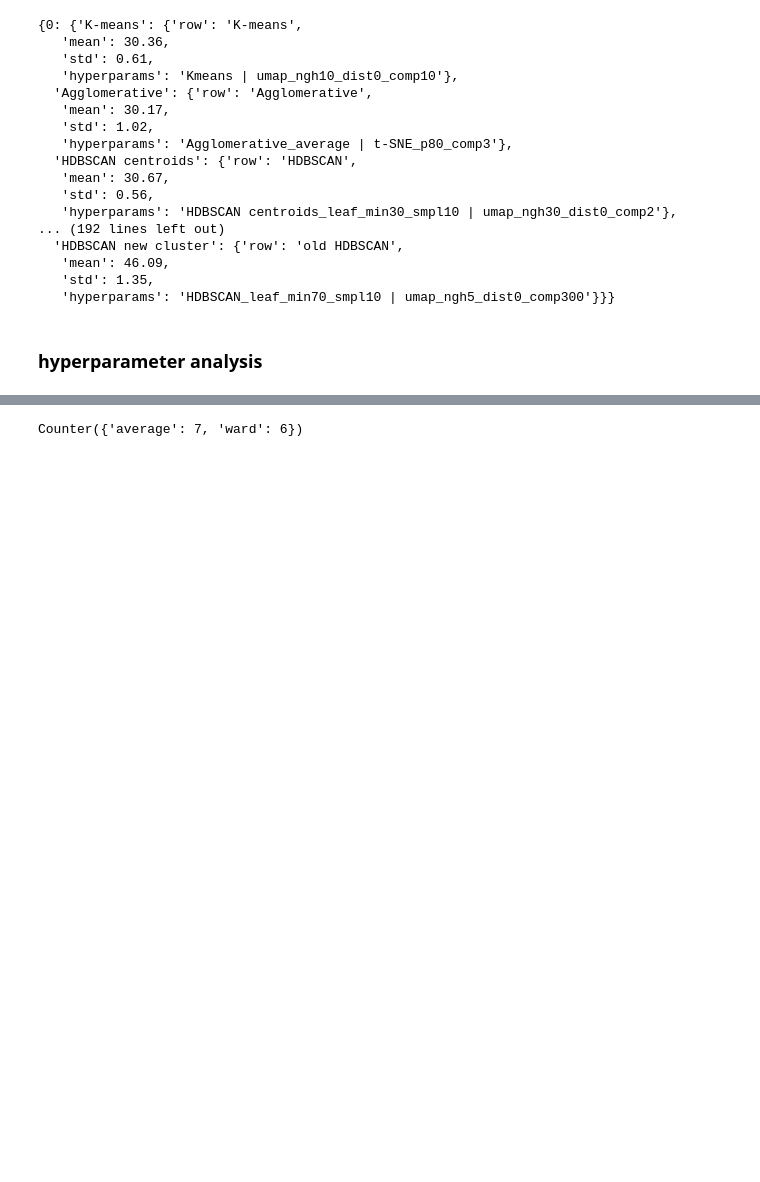
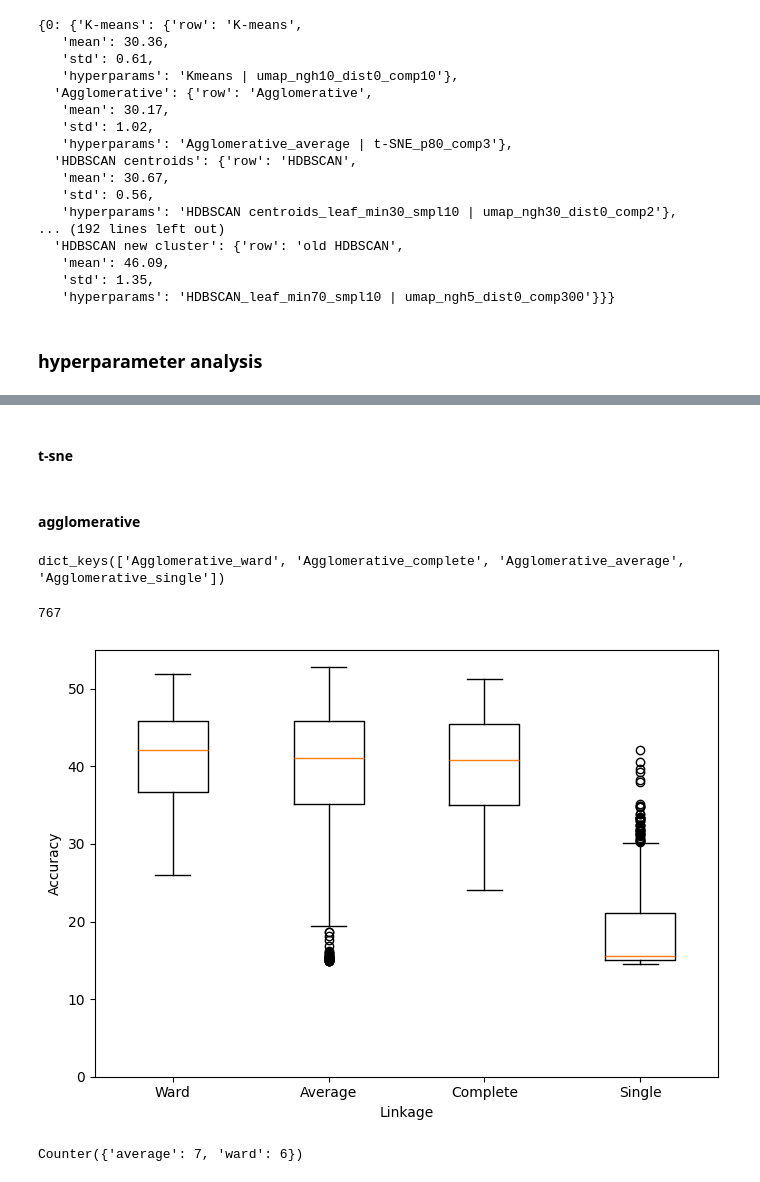
Before and after one commit to PulyaPolya/genres, a Jupyter notebook: ast_embedding_clustering.ipynb, the cells around one changed output, grey strips where cells are left out. Drawn from its saved outputs; the diff is of its cells as text; code cells hidden in the pictures; blank space fills up the shorter version.

```diff
--- a/ast_embedding_clustering.ipynb
+++ b/ast_embedding_clustering.ipynb
@@ -2284,3 +2449,54 @@ best_results
+# %% [markdown]
+#### t-sne
+# %% [markdown]
+#### agglomerative
+# %%
+root_path = r"P:\datasets\geenres\fma\clustering_results\full"
+
+agg_result= get_clustering_dict_layer(root_path, layer, num_iter= None, clustering = "Agglomerative")
+agg_result.keys()
+# %% [output]
+dict_keys(['Agglomerative_ward', 'Agglomerative_complete', 'Agglomerative_average', 'Agglomerative_single'])
+# %%
+root_path = r"P:\datasets\geenres\fma\clustering_results\raw"
+agg_result= get_clustering_dict_layer(root_path, -100,  clustering = "Agglomerative", num_iter = True)
+root_path = r"P:\datasets\geenres\fma\clustering_results\full"
+#agg_result= get_clustering_dict_layer(root_path, -1, num_iter= None, clustering = "Agglomerative")
+
+for i in range (1,13):
+    layer = -i
+    result_layer =get_clustering_dict_layer(root_path, layer, num_iter= None, clustering = "Agglomerative")
+    agg_result = {key: agg_result[key] + result_layer[key] for key in agg_result.keys()}
+len(agg_result["Agglomerative_ward"])
+# %% [output]
+767
+# %%
+import matplotlib.pyplot as plt
+
+# desired order of linkages
+order = [
+    "Agglomerative_ward",
+    "Agglomerative_average",
+    "Agglomerative_complete",
+    "Agglomerative_single",
+]
+
+# get data in that order
+data = [agg_result[k] for k in order]
+
+# pretty labels (ward, average, ...)
+labels = [k.split("_", 1)[1].capitalize() for k in order]
+
+plt.figure(figsize=(7, 5))
+plt.boxplot(data, labels=labels)
+plt.ylim(0, 55)
+plt.xlabel("Linkage")
+plt.ylabel("Accuracy")
+plt.tight_layout()
+plt.savefig(r"C:\Polina\master\thesis\annotations\figures\agglomerative_boxes.pdf")
+plt.show()
+# %% [output]
+[figure, added]
 # %%
 from collections import Counter
 linkages = []
```
Also changed, not shown: parts of 26 cells of this notebook, 2 other files.
